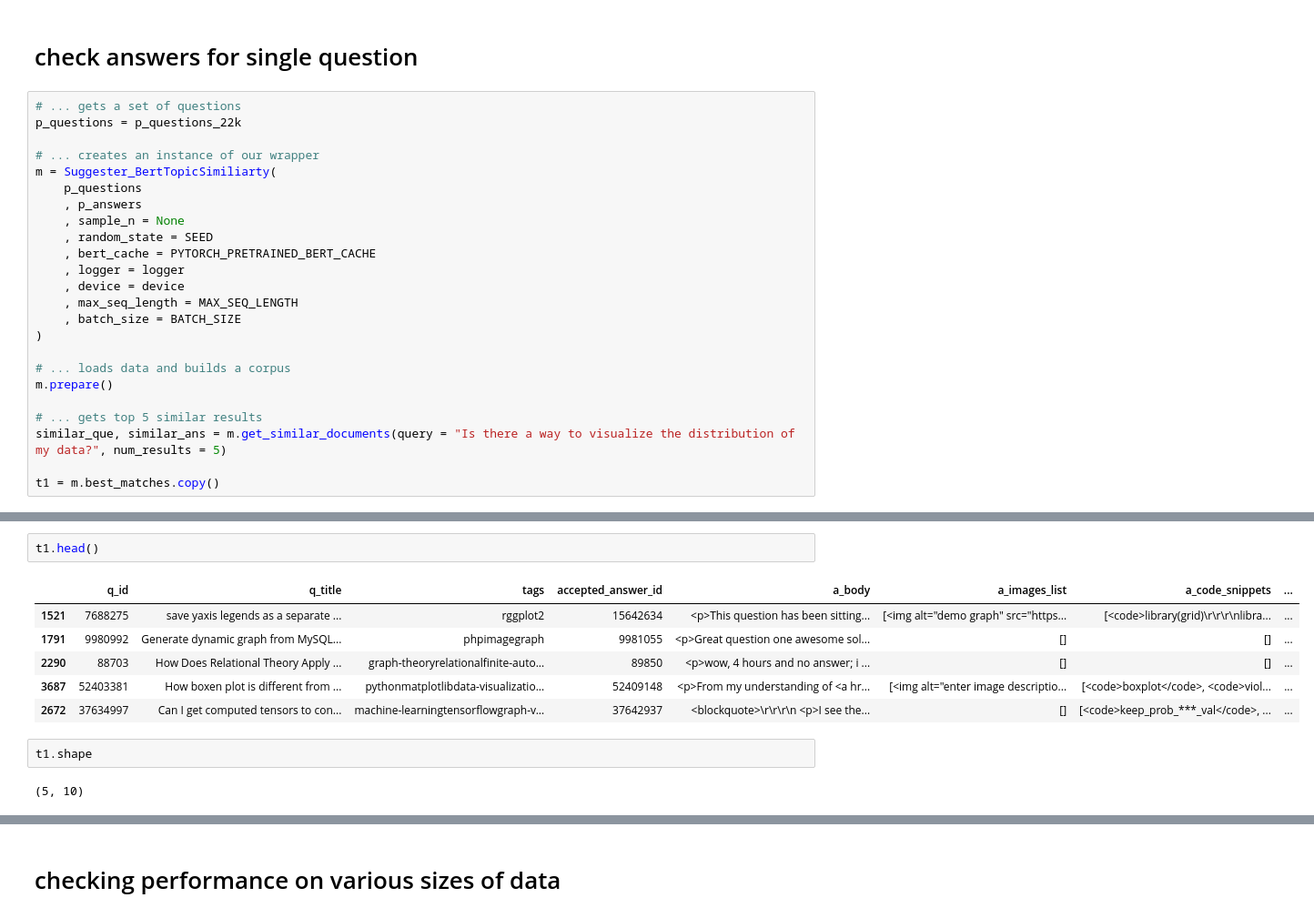
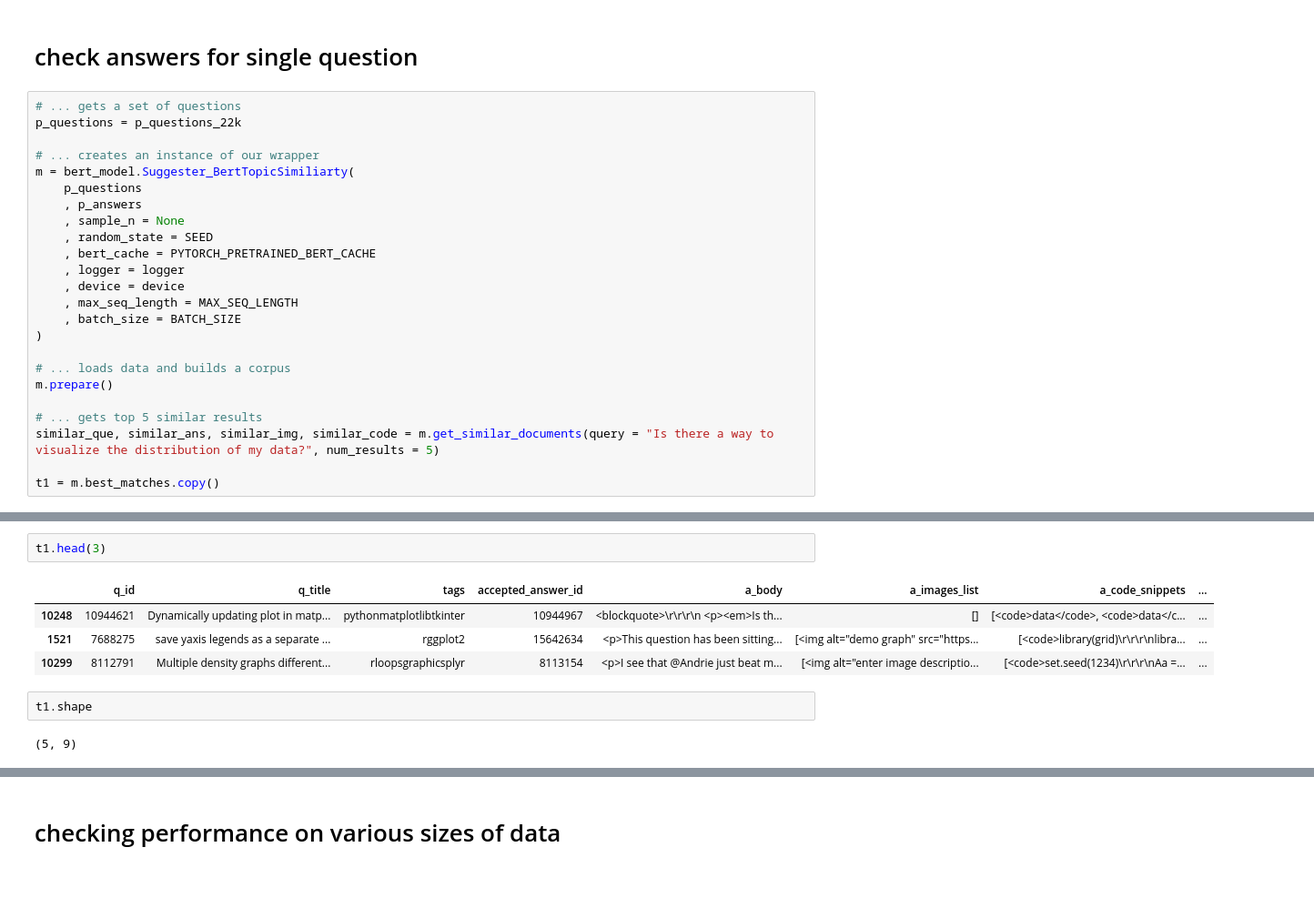
Before and after one commit to ucbiyyq/ucbiyyq-w210-jcgy, a Jupyter notebook: notebooks/test-yyq5d.ipynb, the cells around one changed output, grey strips where cells are left out. Shown: that part at 91% size. Saved outputs shown, nothing was run; the diff lists cells and outputs as text; blank space fills up the shorter version.

```diff
--- a/notebooks/test-yyq5d.ipynb
+++ b/notebooks/test-yyq5d.ipynb
@@ -599,7 +378,7 @@ if device == torch.device("cuda"):
 p_questions = p_questions_22k
 
 # ... creates an instance of our wrapper
-m = Suggester_BertTopicSimiliarty(
+m = bert_model.Suggester_BertTopicSimiliarty(
     p_questions
     , p_answers
     , sample_n = None
@@ -615,7 +394,7 @@ m = Suggester_BertTopicSimiliarty(
 m.prepare()
 
 # ... gets top 5 similar results
-similar_que, similar_ans = m.get_similar_documents(query = "Is there a way to visualize the distribution of my data?", num_results = 5)
+similar_que, similar_ans, similar_img, similar_code = m.get_similar_documents(query = "Is there a way to visualize the distribution of my data?", num_results = 5)
 
 t1 = m.best_matches.copy()
 # %% [output]
@@ -639,14 +418,12 @@ t1 = m.best_matches.copy()
 [interactive output not drawn]
 # %%
-t1.head()
+t1.head(3)
 # %% [output]
 |  | q_id | q_title | tags | accepted_answer_id | a_body | a_images_list | a_code_snippets | ... |
+| 10248 | 10944621 | Dynamically updating plot in matp... | pythonmatplotlibtkinter | 10944967 | <blockquote>\r\r\r\n <p><em>Is th... | [] | [<code>data</code>, <code>data</c... | ... |
 | 1521 | 7688275 | save yaxis legends as a separate ... | rggplot2 | 15642634 | <p>This question has been sitting... | [<img alt="demo graph" src="https... | [<code>library(grid)\r\r\r\nlibra... | ... |
-| 1791 | 9980992 | Generate dynamic graph from MySQL... | phpimagegraph | 9981055 | <p>Great question one awesome sol... | [] | [] | ... |
-| 2290 | 88703 | How Does Relational Theory Apply ... | graph-theoryrelationalfinite-auto... | 89850 | <p>wow, 4 hours and no answer; i ... | [] | [] | ... |
-| 3687 | 52403381 | How boxen plot is different from ... | pythonmatplotlibdata-visualizatio... | 52409148 | <p>From my understanding of <a hr... | [<img alt="enter image descriptio... | [<code>boxplot</code>, <code>viol... | ... |
-| 2672 | 37634997 | Can I get computed tensors to con... | machine-learningtensorflowgraph-v... | 37642937 | <blockquote>\r\r\r\n <p>I see the... | [] | [<code>keep_prob_***_val</code>, ... | ... |
+| 10299 | 8112791 | Multiple density graphs different... | rloopsgraphicsplyr | 8113154 | <p>I see that @Andrie just beat m... | [<img alt="enter image descriptio... | [<code>set.seed(1234)\r\r\r\nAa =... | ... |
 # %%
 t1.shape
 # %% [output]
-(5, 10)
+(5, 9)
```
Also changed, not shown: parts of 33 cells of this notebook, 6 other files.
